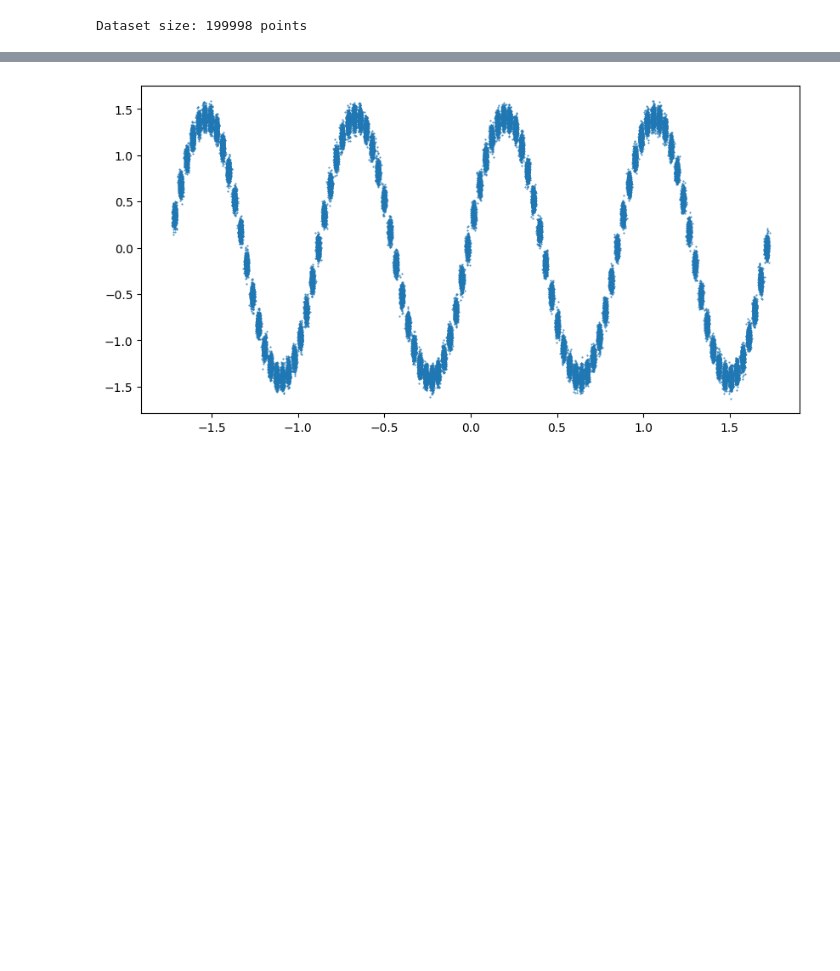
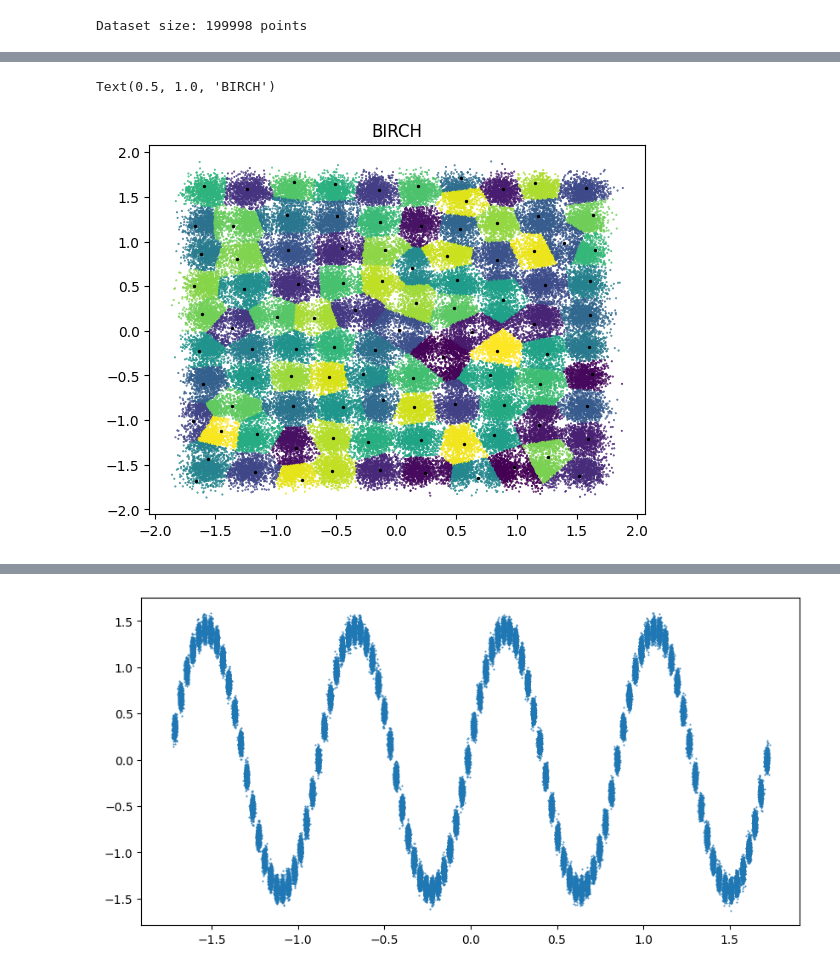
Before and after one commit to vdestasio/Birch-algorithm, a Jupyter notebook: Birch.ipynb, the cells around one changed output, grey strips where cells are left out. Drawn from its saved outputs; the diff is of its cells as text; code cells hidden in the pictures; blank space fills up the shorter version.

```diff
--- a/Birch.ipynb
+++ b/Birch.ipynb
@@ -340,3 +657,11 @@ plt.title("BIRCH")
+# %%
+labels = fitted_birch.predict(data)
+plt.scatter(data[:, 0], data[:, 1], c=labels, s = 0.2)
+plt.scatter(birch.cluster_centroids[:, 0], birch.cluster_centroids[:, 1], c='black', s = 2)
+plt.title("BIRCH")
+# %% [output]
+Text(0.5, 1.0, 'BIRCH')
+[figure, added]
 # %%
 from sklearn.cluster import DBSCAN
 from sklearn.cluster import MiniBatchKMeans
```
Also changed, not shown: parts of 6 cells of this notebook, 6 other files.
